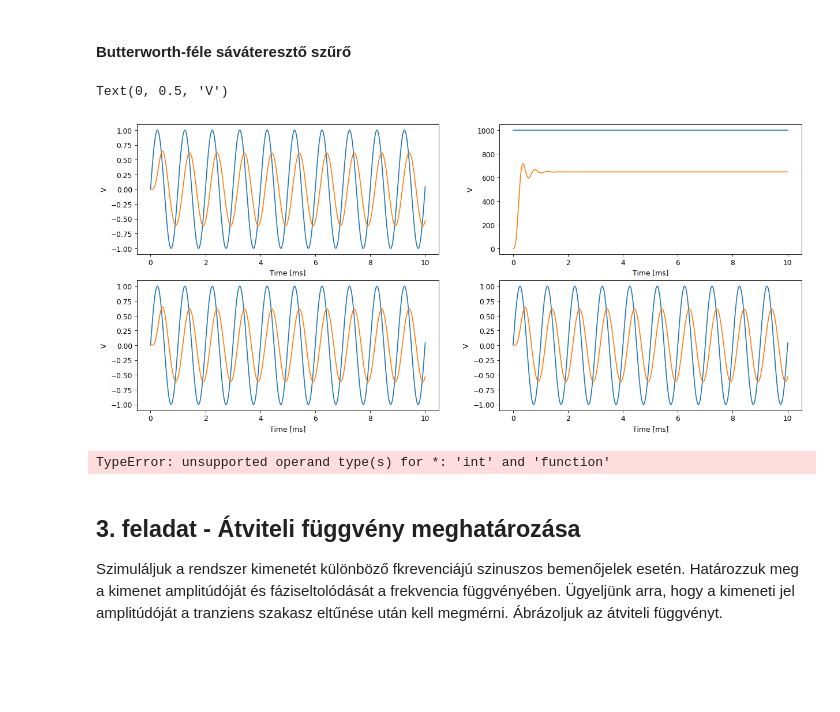
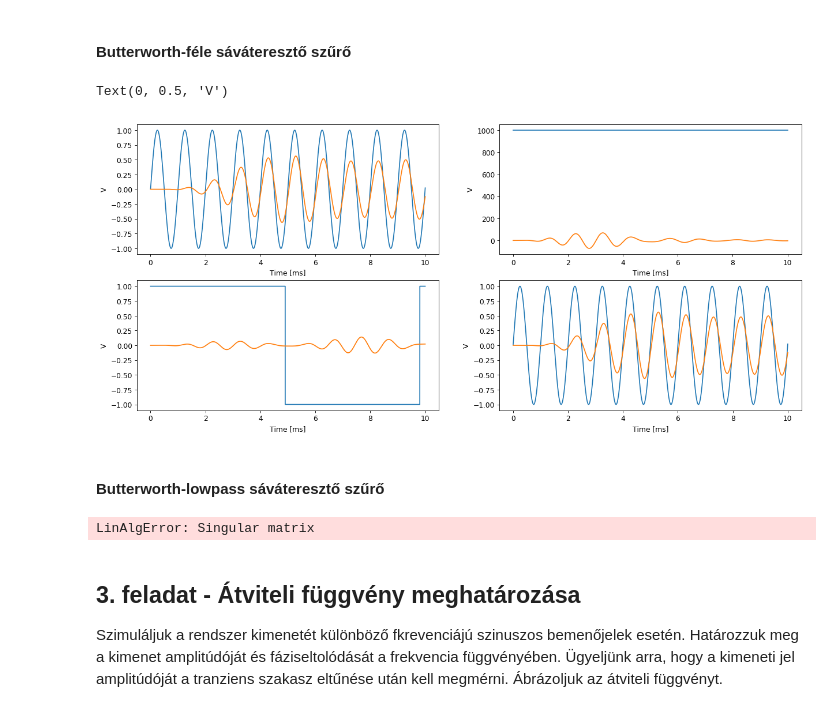
Before and after one commit to Tominano/Numerical-methods-of-physics-II, a Jupyter notebook: 3_feladatsor/3_feladat_Kapolcs.ipynb, the cells around one changed output. Saved outputs shown, nothing was run; the diff lists cells and outputs as text; code cells hidden in the pictures; blank space fills up the shorter version.

```diff
--- a/3_feladatsor/3_feladat_Kapolcs.ipynb
+++ b/3_feladatsor/3_feladat_Kapolcs.ipynb
@@ -272,54 +314,91 @@ Text(0, 0.5, 'V')
 #### Butterworth-féle sáváteresztő szűrő
 # %%
 # Mérőjelek alkalmazása Butterworth-féle sáváteresztő szűrőre
-t = np.linspace(-10e-3, 10e-3, 100)
-# c = butterworth_bandpass()
-c = butterworth_lowpass()
+c = butterworth_bandpass()
+# c = butterworth_lowpass()
+# c = rc_lowpass()
 t_sin, s_sin, r_sin = run_transient(c, lambda t: mero_sin(t), tstart=0, tstop=10e-3)
 t_ugras, s_ugras, r_ugras = run_transient(c, lambda t: mero_egysegugras(t), tstart=0, tstop=10e-3)
-# t_imp, s_imp, r_imp = run_transient(c, mero_egysegimp, tstart=0, tstop=10e-1)
-#t_negyszog, s_negyszog, r_negyszog = run_transient(c, lambda t: mero_negyszog(t,1,101), tstart=0, tstop=10e-3)
+# t_imp, s_imp, r_imp = run_transient(c, lambda t: mero_egysegimp(t), tstart=0, tstop=10e-1)
+t_negyszog, s_negyszog, r_negyszog = run_transient(c, lambda t: mero_negyszog(t,1,102), tstart=0, tstop=10e-3)
 # t_negyszog, s_negyszog, r_negyszog = run_transient(c, lambda t: interp1d(t,mero_negyszog(t), kind = 'linear'))
 plt.figure(num=None, figsize=(16, 8), dpi=80, facecolor='w', edgecolor='k')
 
 plt.subplot(2, 2, 1)
 plt.plot(t_sin * 1e3, s_sin)
 plt.plot(t_sin * 1e3, r_sin)
 plt.xlabel("Time [ms]")
 plt.ylabel("V")
 
 plt.subplot(2, 2, 2)
 plt.plot(t_ugras * 1e3, s_ugras)
 plt.plot(t_ugras * 1e3, r_ugras)
 plt.xlabel("Time [ms]")
 plt.ylabel("V")
 
 plt.subplot(2, 2, 3)
-plt.plot(t_sin * 1e3, s_sin)
-plt.plot(t_sin * 1e3, r_sin)
+plt.plot(t_negyszog * 1e3, s_negyszog)
+plt.plot(t_negyszog * 1e3, r_negyszog)
 plt.xlabel("Time [ms]")
 plt.ylabel("V")
 
 plt.subplot(2, 2, 4)
 plt.plot(t_sin * 1e3, s_sin)
 plt.plot(t_sin * 1e3, r_sin)
 plt.xlabel("Time [ms]")
 plt.ylabel("V")
 # %% [output]
 Text(0, 0.5, 'V')
-[figure, old version]
+[figure, new version]
+# %% [markdown]
+#### Butterworth-lowpass sáváteresztő szűrő
+# %%
+# Mérőjelek alkalmazása Butterworth-féle sáváteresztő szűrőre
+# c = butterworth_bandpass()
+c = butterworth_lowpass()
+# c = rc_lowpass()
+t_sin, s_sin, r_sin = run_transient(c, lambda t: mero_sin(t), tstart=0, tstop=10e-3)
+t_ugras, s_ugras, r_ugras = run_transient(c, lambda t: mero_egysegugras(t), tstart=0, tstop=10e-3)
+# t_imp, s_imp, r_imp = run_transient(c, lambda t: mero_egysegimp(t), tstart=0, tstop=10e-1)
+t_negyszog, s_negyszog, r_negyszog = run_transient(c, lambda t: mero_negyszog(t,1,102), tstart=0, tstop=10e-3)
+# t_negyszog, s_negyszog, r_negyszog = run_transient(c, lambda t: interp1d(t,mero_negyszog(t), kind = 'linear'))
+plt.figure(num=None, figsize=(16, 8), dpi=80, facecolor='w', edgecolor='k')
+
+plt.subplot(2, 2, 1)
+plt.plot(t_sin * 1e3, s_sin)
+plt.plot(t_sin * 1e3, r_sin)
+plt.xlabel("Time [ms]")
+plt.ylabel("V")
+
+plt.subplot(2, 2, 2)
+plt.plot(t_ugras * 1e3, s_ugras)
+plt.plot(t_ugras * 1e3, r_ugras)
+plt.xlabel("Time [ms]")
+plt.ylabel("V")
+
+plt.subplot(2, 2, 3)
+plt.plot(t_negyszog * 1e3, s_negyszog)
+plt.plot(t_negyszog * 1e3, r_negyszog)
+plt.xlabel("Time [ms]")
+plt.ylabel("V")
+
+plt.subplot(2, 2, 4)
+plt.plot(t_sin * 1e3, s_sin)
+plt.plot(t_sin * 1e3, r_sin)
+plt.xlabel("Time [ms]")
+plt.ylabel("V")
+# %% [output]
+LinAlgError: Singular matrix
 # %%
-def mero_sin_int(t):
-    jel = lambda t: interp1d(t,mero_sin(t), kind = 'linear')
-    return jel
+# def mero_sin_int(t):
+#     jel = lambda t: interp1d(t,mero_sin(t), kind = 'linear')
+#     return jel
 
-c = butterworth_bandpass()
-t_sin, s_sin, r_sin = run_transient(c, lambda t: mero_sin_int(t), tstart=0, tstop=10e-3)
+# c = butterworth_bandpass()
+# t_sin, s_sin, r_sin = run_transient(c, lambda t: mero_sin_int(t), tstart=0, tstop=10e-3)
 
-plt.plot(t_sin * 1e3, s_sin)
-plt.plot(t_sin * 1e3, r_sin)
-plt.xlabel("ms")
-plt.ylabel("V")
+# plt.plot(t_sin * 1e3, s_sin)
+# plt.plot(t_sin * 1e3, r_sin)
+# plt.xlabel("ms")
+# plt.ylabel("V")
-# %% [output]
-TypeError: unsupported operand type(s) for *: 'int' and 'function'
 # %%
```
Also changed, not shown: parts of 3 cells of this notebook.
